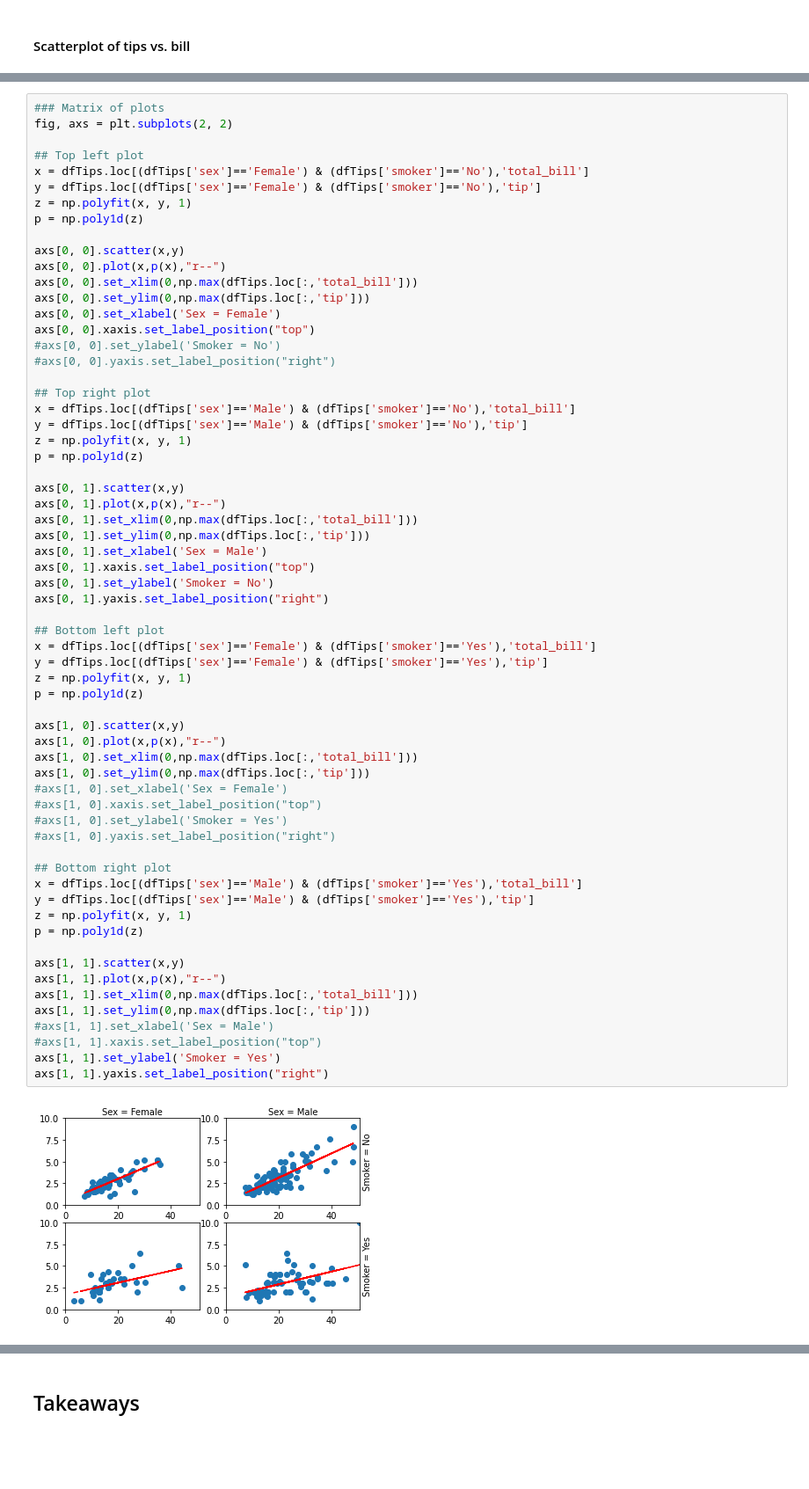
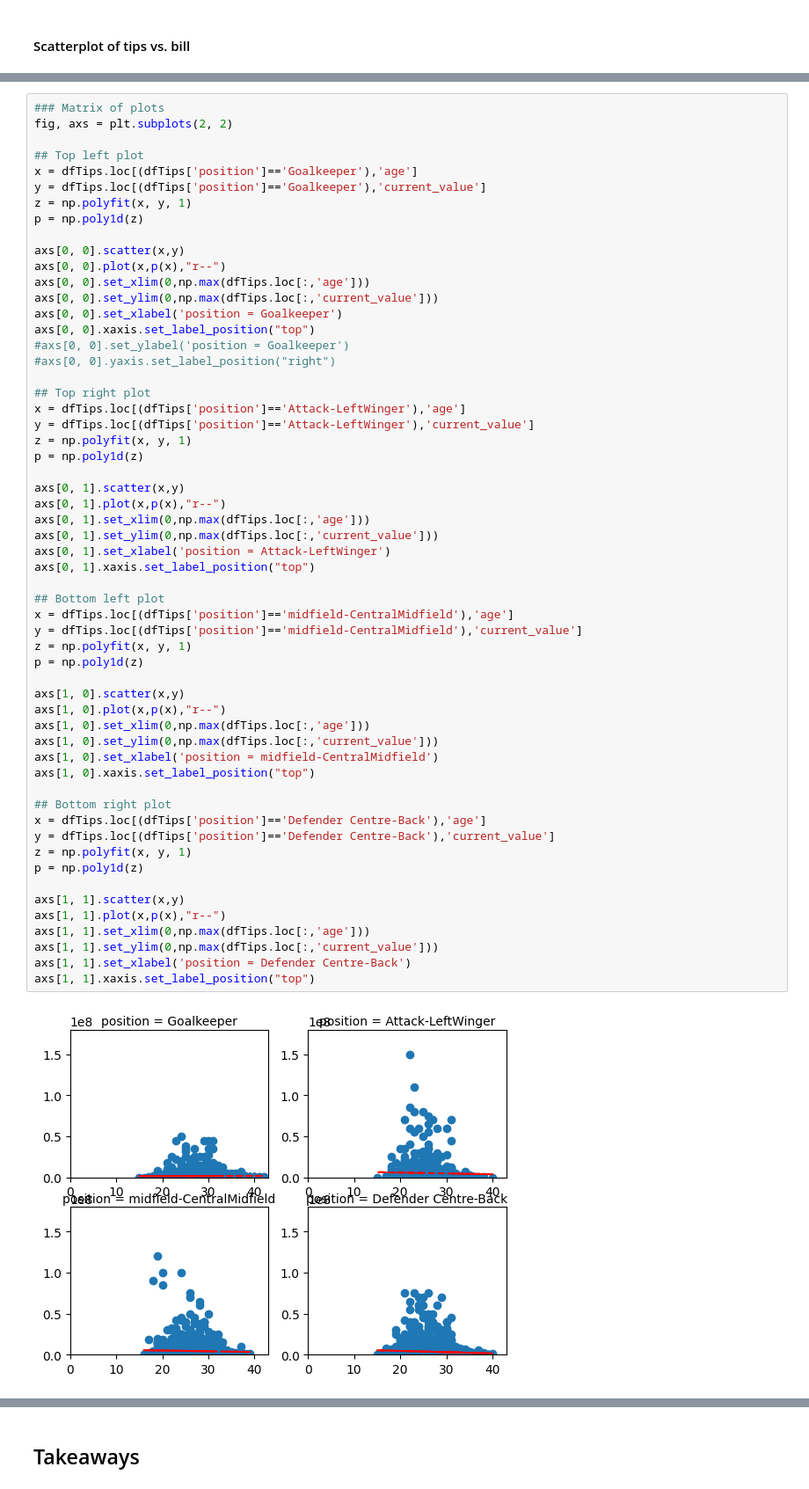
Before and after one commit to onurerdogan2001/ie423tasks, a Jupyter notebook: notebooks/task1.ipynb, the cells around one changed output, grey strips where cells are left out. Shown at 88% size. Cells and saved outputs as stored; diff of their text form; blank space fills up the shorter version.

```diff
--- a/notebooks/task1.ipynb
+++ b/notebooks/task1.ipynb
@@ -193,63 +191,57 @@ Points below the line correspond to tips that are lower than expected (for that
 fig, axs = plt.subplots(2, 2)
 
 ## Top left plot
-x = dfTips.loc[(dfTips['sex']=='Female') & (dfTips['smoker']=='No'),'total_bill']
-y = dfTips.loc[(dfTips['sex']=='Female') & (dfTips['smoker']=='No'),'tip']
+x = dfTips.loc[(dfTips['position']=='Goalkeeper'),'age']
+y = dfTips.loc[(dfTips['position']=='Goalkeeper'),'current_value']
 z = np.polyfit(x, y, 1)
 p = np.poly1d(z)
 
 axs[0, 0].scatter(x,y)
 axs[0, 0].plot(x,p(x),"r--")
-axs[0, 0].set_xlim(0,np.max(dfTips.loc[:,'total_bill']))
-axs[0, 0].set_ylim(0,np.max(dfTips.loc[:,'tip']))
-axs[0, 0].set_xlabel('Sex = Female')
+axs[0, 0].set_xlim(0,np.max(dfTips.loc[:,'age']))
+axs[0, 0].set_ylim(0,np.max(dfTips.loc[:,'current_value']))
+axs[0, 0].set_xlabel('position = Goalkeeper')
 axs[0, 0].xaxis.set_label_position("top")
-#axs[0, 0].set_ylabel('Smoker = No')
+#axs[0, 0].set_ylabel('position = Goalkeeper')
 #axs[0, 0].yaxis.set_label_position("right")
 
 ## Top right plot
-x = dfTips.loc[(dfTips['sex']=='Male') & (dfTips['smoker']=='No'),'total_bill']
-y = dfTips.loc[(dfTips['sex']=='Male') & (dfTips['smoker']=='No'),'tip']
+x = dfTips.loc[(dfTips['position']=='Attack-LeftWinger'),'age']
+y = dfTips.loc[(dfTips['position']=='Attack-LeftWinger'),'current_value']
 z = np.polyfit(x, y, 1)
 p = np.poly1d(z)
 
 axs[0, 1].scatter(x,y)
 axs[0, 1].plot(x,p(x),"r--")
-axs[0, 1].set_xlim(0,np.max(dfTips.loc[:,'total_bill']))
-axs[0, 1].set_ylim(0,np.max(dfTips.loc[:,'tip']))
-axs[0, 1].set_xlabel('Sex = Male')
+axs[0, 1].set_xlim(0,np.max(dfTips.loc[:,'age']))
+axs[0, 1].set_ylim(0,np.max(dfTips.loc[:,'current_value']))
+axs[0, 1].set_xlabel('position = Attack-LeftWinger')
 axs[0, 1].xaxis.set_label_position("top")
-axs[0, 1].set_ylabel('Smoker = No')
-axs[0, 1].yaxis.set_label_position("right")
 
 ## Bottom left plot
-x = dfTips.loc[(dfTips['sex']=='Female') & (dfTips['smoker']=='Yes'),'total_bill']
-y = dfTips.loc[(dfTips['sex']=='Female') & (dfTips['smoker']=='Yes'),'tip']
+x = dfTips.loc[(dfTips['position']=='midfield-CentralMidfield'),'age']
+y = dfTips.loc[(dfTips['position']=='midfield-CentralMidfield'),'current_value']
 z = np.polyfit(x, y, 1)
 p = np.poly1d(z)
 
 axs[1, 0].scatter(x,y)
 axs[1, 0].plot(x,p(x),"r--")
-axs[1, 0].set_xlim(0,np.max(dfTips.loc[:,'total_bill']))
-axs[1, 0].set_ylim(0,np.max(dfTips.loc[:,'tip']))
-#axs[1, 0].set_xlabel('Sex = Female')
-#axs[1, 0].xaxis.set_label_position("top")
-#axs[1, 0].set_ylabel('Smoker = Yes')
-#axs[1, 0].yaxis.set_label_position("right")
+axs[1, 0].set_xlim(0,np.max(dfTips.loc[:,'age']))
+axs[1, 0].set_ylim(0,np.max(dfTips.loc[:,'current_value']))
+axs[1, 0].set_xlabel('position = midfield-CentralMidfield')
+axs[1, 0].xaxis.set_label_position("top")
 
 ## Bottom right plot
-x = dfTips.loc[(dfTips['sex']=='Male') & (dfTips['smoker']=='Yes'),'total_bill']
-y = dfTips.loc[(dfTips['sex']=='Male') & (dfTips['smoker']=='Yes'),'tip']
+x = dfTips.loc[(dfTips['position']=='Defender Centre-Back'),'age']
+y = dfTips.loc[(dfTips['position']=='Defender Centre-Back'),'current_value']
 z = np.polyfit(x, y, 1)
 p = np.poly1d(z)
 
 axs[1, 1].scatter(x,y)
 axs[1, 1].plot(x,p(x),"r--")
-axs[1, 1].set_xlim(0,np.max(dfTips.loc[:,'total_bill']))
-axs[1, 1].set_ylim(0,np.max(dfTips.loc[:,'tip']))
-#axs[1, 1].set_xlabel('Sex = Male')
-#axs[1, 1].xaxis.set_label_position("top")
-axs[1, 1].set_ylabel('Smoker = Yes')
-axs[1, 1].yaxis.set_label_position("right")
+axs[1, 1].set_xlim(0,np.max(dfTips.loc[:,'age']))
+axs[1, 1].set_ylim(0,np.max(dfTips.loc[:,'current_value']))
+axs[1, 1].set_xlabel('position = Defender Centre-Back')
+axs[1, 1].xaxis.set_label_position("top")
 # %% [output]
-[figure, old version]
+[figure, new version]
```
Also changed, not shown: parts of 18 cells of this notebook.
